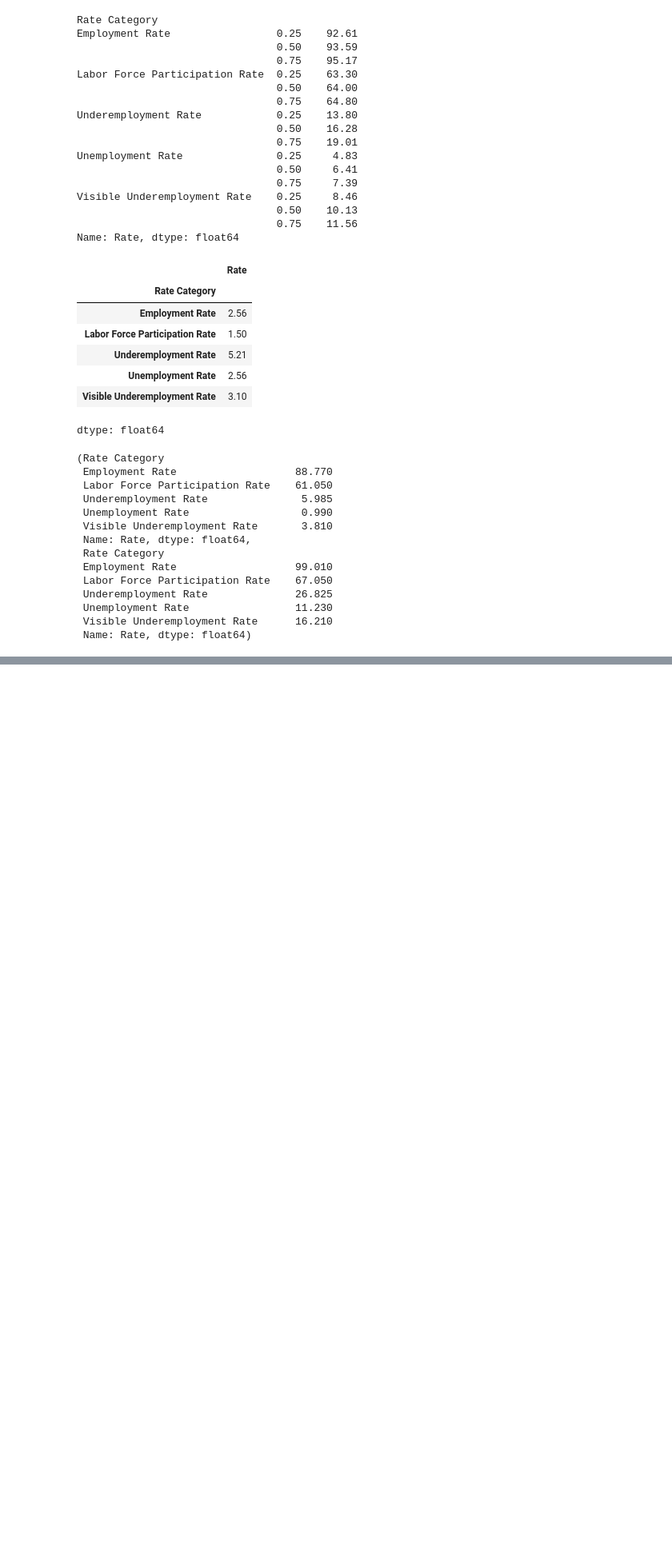
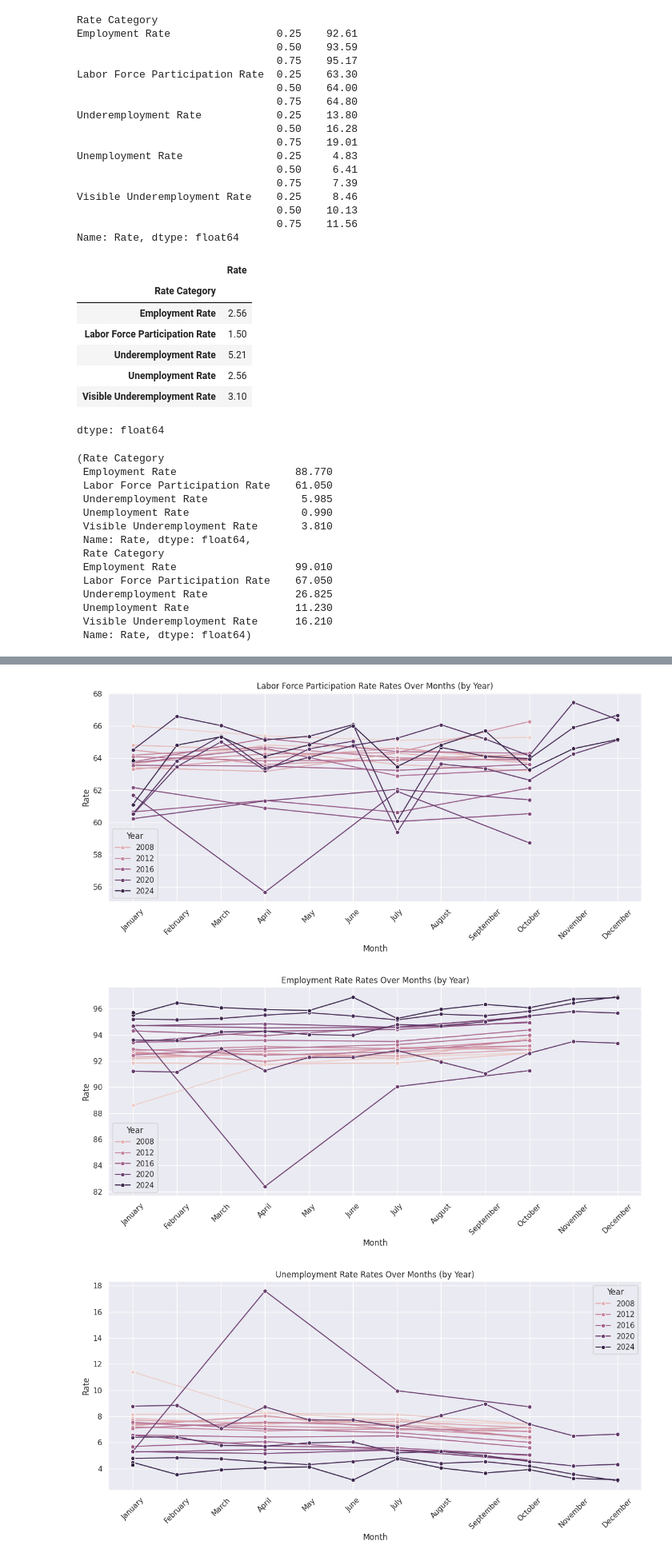
Before and after one commit to glamosky/labor-and-employment, a Jupyter notebook: labor and employment.ipynb, the cells around one changed output, grey strips where cells are left out. Shown at 80% size. Drawn from its saved outputs; the diff is of its cells as text; code cells hidden in the pictures; blank space fills up the shorter version.

```diff
--- a/labor and employment.ipynb
+++ b/labor and employment.ipynb
@@ -224,0 +254,37 @@ lower_bound, upper_bound
+# %%
+employment["Date"] = pd.to_datetime(employment["Year"].astype(str) + "-" + employment["Month"])
+# %%
+def plot_rates_by_category(employment):
+    sns.set_theme(style="darkgrid")
+
+    # Ensure Month is ordered properly
+    month_order = ['January', 'February', 'March', 'April', 'May', 'June',
+                   'July', 'August', 'September', 'October', 'November', 'December']
+    employment["Month"] = pd.Categorical(employment["Month"], categories=month_order, ordered=True)
+
+    for category in employment["Rate Category"].unique():
+        filtered_data = employment[employment["Rate Category"] == category]
+
+        plt.figure(figsize=(12, 6))
+        sns.lineplot(
+            data=filtered_data,
+            x="Month",
+            y="Rate",
+            hue="Year",
+            marker="o"
+        )
+
+        plt.title(f"{category} Rates Over Months (by Year)")
+        plt.xlabel("Month")
+        plt.ylabel("Rate")
+        plt.xticks(rotation=45)
+        plt.legend(title="Year")
+        plt.tight_layout()
+        plt.grid(True)
+        plt.show()
+
+plot_rates_by_category(employment)
+# %% [output]
+[figure, added]
+[figure, added]
+[figure, added]
```
Also changed, not shown: parts of 4 cells of this notebook.
